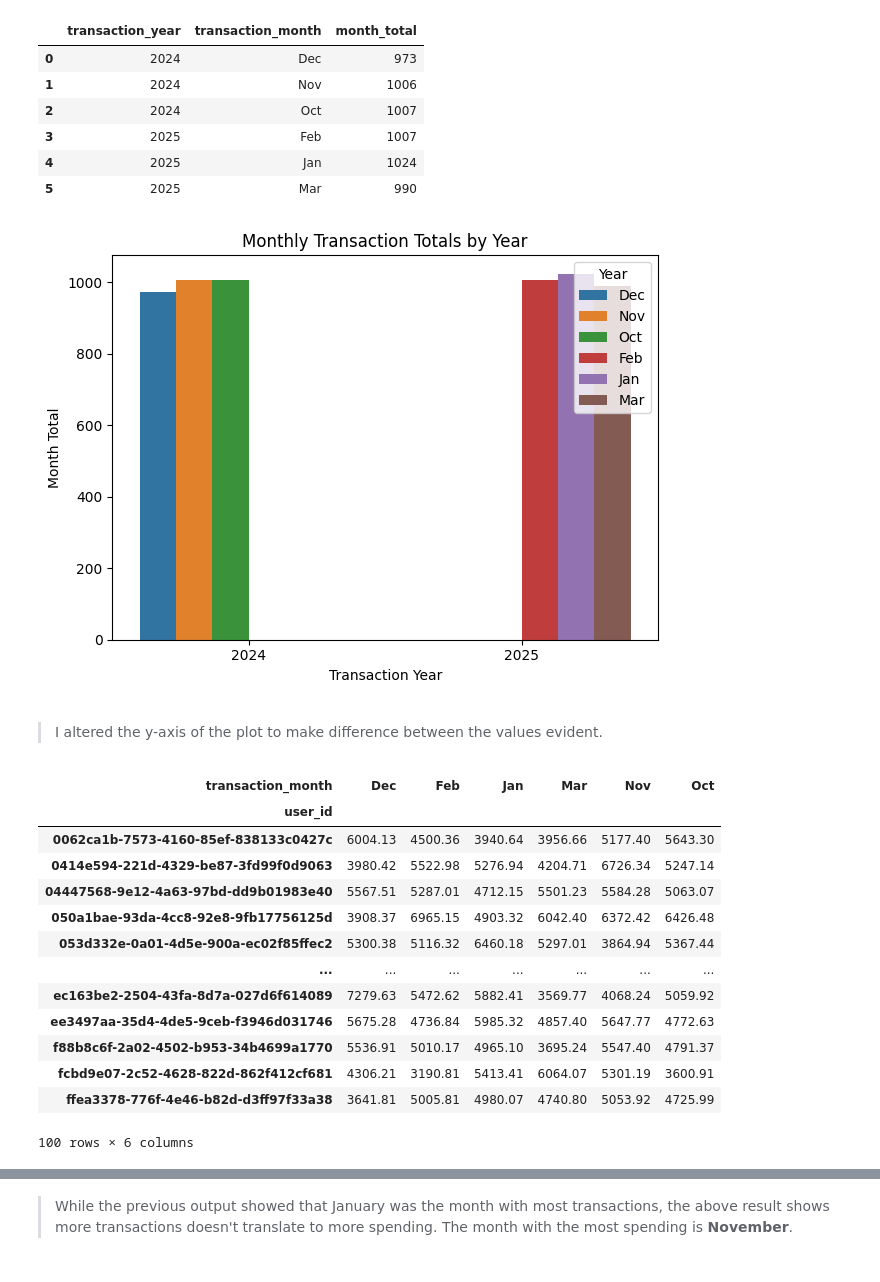
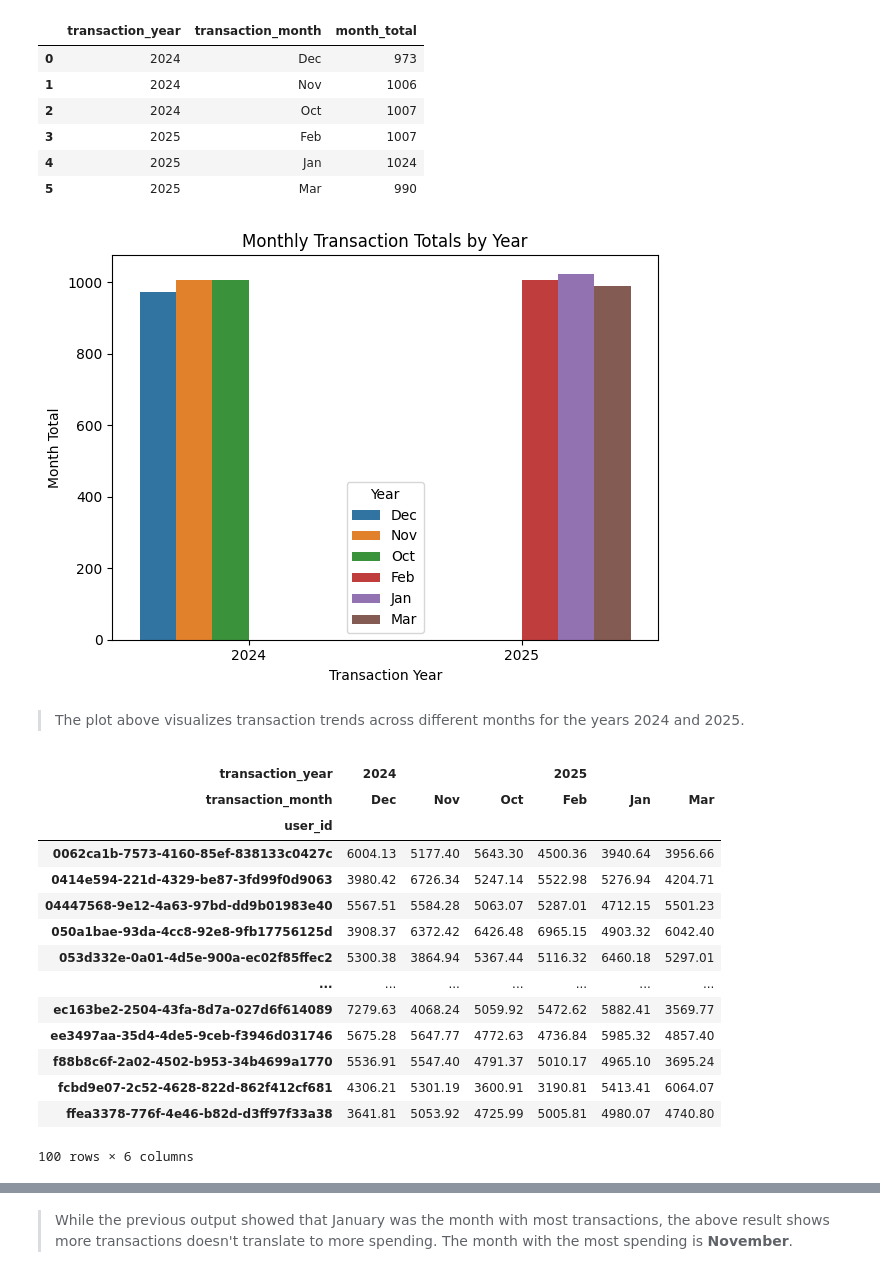
Before and after one commit to AduragbemiOyinlola/greensols, a Jupyter notebook: greensol_credit_scoring_assessment.ipynb, the cells around one changed output, grey strips where cells are left out. Drawn from its saved outputs; the diff is of its cells as text; code cells hidden in the pictures.

```diff
--- a/greensol_credit_scoring_assessment.ipynb
+++ b/greensol_credit_scoring_assessment.ipynb
@@ -314,35 +290,34 @@ cum_month
 # %%
 sns.barplot(data=cum_month, x='transaction_year', y='month_total', hue='transaction_month')
 plt.title('Monthly Transaction Totals by Year')
 plt.ylabel('Month Total')
 plt.xlabel('Transaction Year')
-plt.legend(title='Year', loc='upper right')
+plt.legend(title='Year')
 plt.tight_layout()
 # %% [output]
-[figure, old version]
+[figure, new version]
 # %% [markdown]
->
-
-> I altered the y-axis of the plot to make difference between the values evident.
+> The plot above visualizes transaction trends across different months for the years 2024 and 2025.
 # %%
-amount_per_month = clean_df.groupby(['user_id', 'transaction_month'])['amount'].mean().round(2)
+amount_per_month = clean_df.groupby(['user_id', 'transaction_year', 'transaction_month'])['amount'].mean().round(2)
 
-amount_per_month = amount_per_month.reset_index().pivot(index='user_id', columns='transaction_month',
+amount_per_month = amount_per_month.reset_index().pivot(index='user_id', columns=['transaction_year', 'transaction_month'],
                                 values='amount')
 amount_per_month
 # %% [output]
-| transaction_month | Dec | Feb | Jan | Mar | Nov | Oct |
+| transaction_year | 2024 |  |  | 2025 |  |  |
+| transaction_month | Dec | Nov | Oct | Feb | Jan | Mar |
 | user_id |  |  |  |  |  |  |
-| 0062ca1b-7573-4160-85ef-838133c0427c | 6004.13 | 4500.36 | 3940.64 | 3956.66 | 5177.40 | 5643.30 |
-| 0414e594-221d-4329-be87-3fd99f0d9063 | 3980.42 | 5522.98 | 5276.94 | 4204.71 | 6726.34 | 5247.14 |
-| 04447568-9e12-4a63-97bd-dd9b01983e40 | 5567.51 | 5287.01 | 4712.15 | 5501.23 | 5584.28 | 5063.07 |
-| 050a1bae-93da-4cc8-92e8-9fb17756125d | 3908.37 | 6965.15 | 4903.32 | 6042.40 | 6372.42 | 6426.48 |
-| 053d332e-0a01-4d5e-900a-ec02f85ffec2 | 5300.38 | 5116.32 | 6460.18 | 5297.01 | 3864.94 | 5367.44 |
+| 0062ca1b-7573-4160-85ef-838133c0427c | 6004.13 | 5177.40 | 5643.30 | 4500.36 | 3940.64 | 3956.66 |
+| 0414e594-221d-4329-be87-3fd99f0d9063 | 3980.42 | 6726.34 | 5247.14 | 5522.98 | 5276.94 | 4204.71 |
+| 04447568-9e12-4a63-97bd-dd9b01983e40 | 5567.51 | 5584.28 | 5063.07 | 5287.01 | 4712.15 | 5501.23 |
+| 050a1bae-93da-4cc8-92e8-9fb17756125d | 3908.37 | 6372.42 | 6426.48 | 6965.15 | 4903.32 | 6042.40 |
+| 053d332e-0a01-4d5e-900a-ec02f85ffec2 | 5300.38 | 3864.94 | 5367.44 | 5116.32 | 6460.18 | 5297.01 |
 | ... | ... | ... | ... | ... | ... | ... |
-| ec163be2-2504-43fa-8d7a-027d6f614089 | 7279.63 | 5472.62 | 5882.41 | 3569.77 | 4068.24 | 5059.92 |
-| ee3497aa-35d4-4de5-9ceb-f3946d031746 | 5675.28 | 4736.84 | 5985.32 | 4857.40 | 5647.77 | 4772.63 |
-| f88b8c6f-2a02-4502-b953-34b4699a1770 | 5536.91 | 5010.17 | 4965.10 | 3695.24 | 5547.40 | 4791.37 |
-| fcbd9e07-2c52-4628-822d-862f412cf681 | 4306.21 | 3190.81 | 5413.41 | 6064.07 | 5301.19 | 3600.91 |
-| ffea3378-776f-4e46-b82d-d3ff97f33a38 | 3641.81 | 5005.81 | 4980.07 | 4740.80 | 5053.92 | 4725.99 |
+| ec163be2-2504-43fa-8d7a-027d6f614089 | 7279.63 | 4068.24 | 5059.92 | 5472.62 | 5882.41 | 3569.77 |
+| ee3497aa-35d4-4de5-9ceb-f3946d031746 | 5675.28 | 5647.77 | 4772.63 | 4736.84 | 5985.32 | 4857.40 |
+| f88b8c6f-2a02-4502-b953-34b4699a1770 | 5536.91 | 5547.40 | 4791.37 | 5010.17 | 4965.10 | 3695.24 |
+| fcbd9e07-2c52-4628-822d-862f412cf681 | 4306.21 | 5301.19 | 3600.91 | 3190.81 | 5413.41 | 6064.07 |
+| ffea3378-776f-4e46-b82d-d3ff97f33a38 | 3641.81 | 5053.92 | 4725.99 | 5005.81 | 4980.07 | 4740.80 |
 100 rows × 6 columns
 # %%
```
Also changed, not shown: parts of 11 cells of this notebook.
